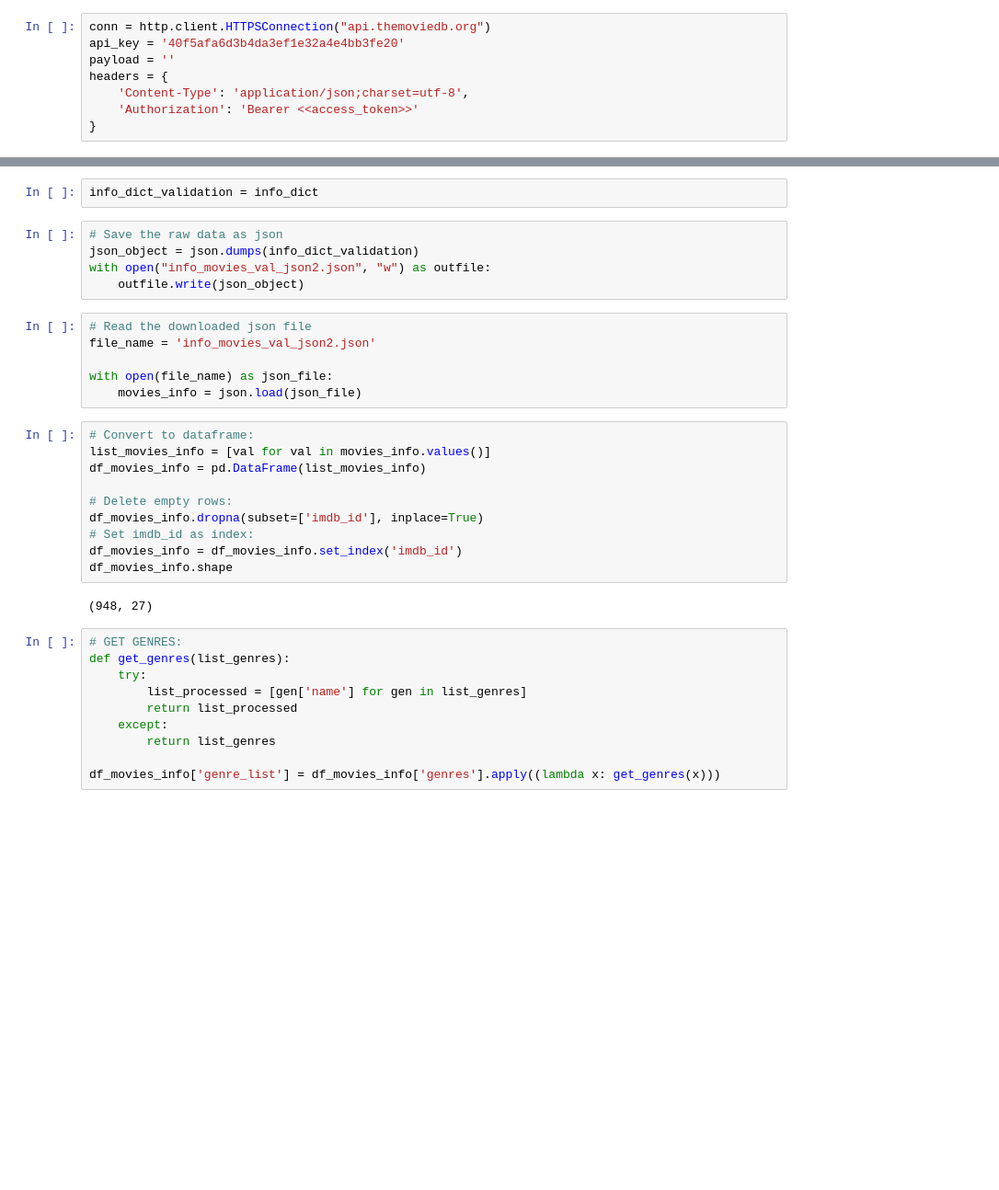
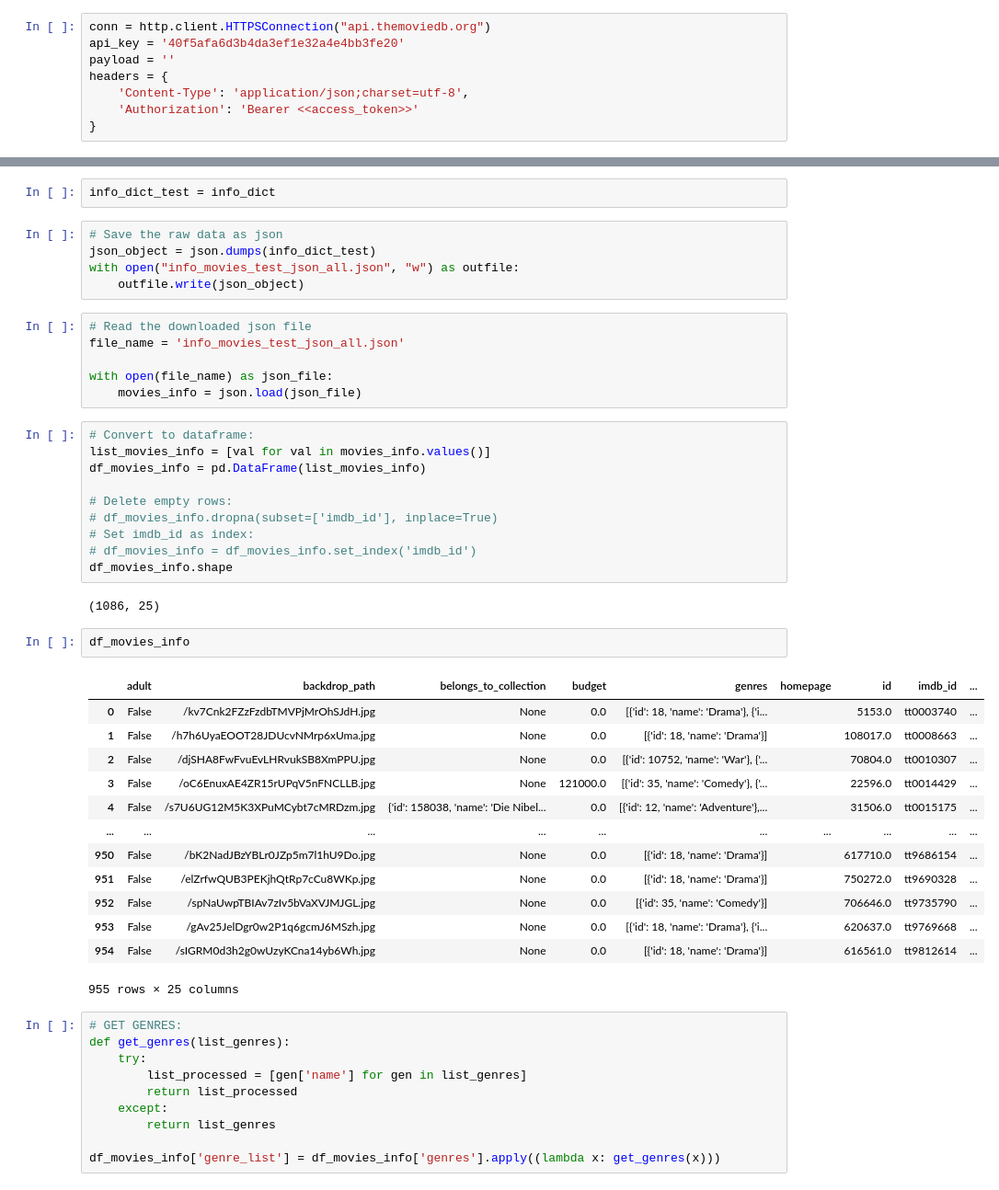
Before and after one commit to paula-sorolla/BigData-IMDb, a Jupyter notebook: Paula/Project_1.ipynb, the cells around one changed output, grey strips where cells are left out. Shown at 92% size. Drawn from its saved outputs; the diff is of its cells as text; blank space fills up the shorter version.

```diff
--- a/Paula/Project_1.ipynb
+++ b/Paula/Project_1.ipynb
@@ -319,13 +272,13 @@ info_dict
 # %%
-info_dict_validation = info_dict
+info_dict_test = info_dict
 # %%
 # Save the raw data as json
-json_object = json.dumps(info_dict_validation)
-with open("info_movies_val_json2.json", "w") as outfile:
+json_object = json.dumps(info_dict_test)
+with open("info_movies_test_json_all.json", "w") as outfile:
     outfile.write(json_object)
 # %%
 # Read the downloaded json file
-file_name = 'info_movies_val_json2.json'
+file_name = 'info_movies_test_json_all.json'
 
 with open(file_name) as json_file:
     movies_info = json.load(json_file)
@@ -335,12 +288,28 @@ list_movies_info = [val for val in movies_info.values()]
 df_movies_info = pd.DataFrame(list_movies_info)
 
 # Delete empty rows:
-df_movies_info.dropna(subset=['imdb_id'], inplace=True)
+# df_movies_info.dropna(subset=['imdb_id'], inplace=True)
 # Set imdb_id as index:
-df_movies_info = df_movies_info.set_index('imdb_id')
+# df_movies_info = df_movies_info.set_index('imdb_id')
 df_movies_info.shape
 # %% [output]
-(948, 27)
+(1086, 25)
+# %%
+df_movies_info
+# %% [output]
+|  | adult | backdrop_path | belongs_to_collection | budget | genres | homepage | id | imdb_id | ... |
+| 0 | False | /kv7Cnk2FZzFzdbTMVPjMrOhSJdH.jpg | None | 0.0 | [{'id': 18, 'name': 'Drama'}, {'i... |  | 5153.0 | tt0003740 | ... |
+| 1 | False | /h7h6UyaEOOT28JDUcvNMrp6xUma.jpg | None | 0.0 | [{'id': 18, 'name': 'Drama'}] |  | 108017.0 | tt0008663 | ... |
+| 2 | False | /djSHA8FwFvuEvLHRvukSB8XmPPU.jpg | None | 0.0 | [{'id': 10752, 'name': 'War'}, {'... |  | 70804.0 | tt0010307 | ... |
+| 3 | False | /oC6EnuxAE4ZR15rUPqV5nFNCLLB.jpg | None | 121000.0 | [{'id': 35, 'name': 'Comedy'}, {'... |  | 22596.0 | tt0014429 | ... |
+| 4 | False | /s7U6UG12M5K3XPuMCybt7cMRDzm.jpg | {'id': 158038, 'name': 'Die Nibel... | 0.0 | [{'id': 12, 'name': 'Adventure'},... |  | 31506.0 | tt0015175 | ... |
+| ... | ... | ... | ... | ... | ... | ... | ... | ... | ... |
+| 950 | False | /bK2NadJBzYBLr0JZp5m7l1hU9Do.jpg | None | 0.0 | [{'id': 18, 'name': 'Drama'}] |  | 617710.0 | tt9686154 | ... |
+| 951 | False | /elZrfwQUB3PEKjhQtRp7cCu8WKp.jpg | None | 0.0 | [{'id': 18, 'name': 'Drama'}] |  | 750272.0 | tt9690328 | ... |
+| 952 | False | /spNaUwpTBIAv7zIv5bVaXVJMJGL.jpg | None | 0.0 | [{'id': 35, 'name': 'Comedy'}] |  | 706646.0 | tt9735790 | ... |
+| 953 | False | /gAv25JelDgr0w2P1q6gcmJ6MSzh.jpg | None | 0.0 | [{'id': 18, 'name': 'Drama'}, {'i... |  | 620637.0 | tt9769668 | ... |
+| 954 | False | /sIGRM0d3h2g0wUzyKCna14yb6Wh.jpg | None | 0.0 | [{'id': 18, 'name': 'Drama'}] |  | 616561.0 | tt9812614 | ... |
+955 rows × 25 columns
 # %%
 # GET GENRES:
 def get_genres(list_genres):
```
Also changed, not shown: parts of 18 cells of this notebook, 9 other files.
